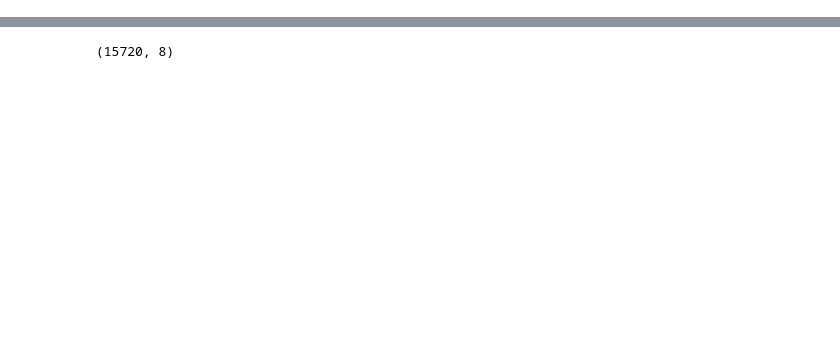
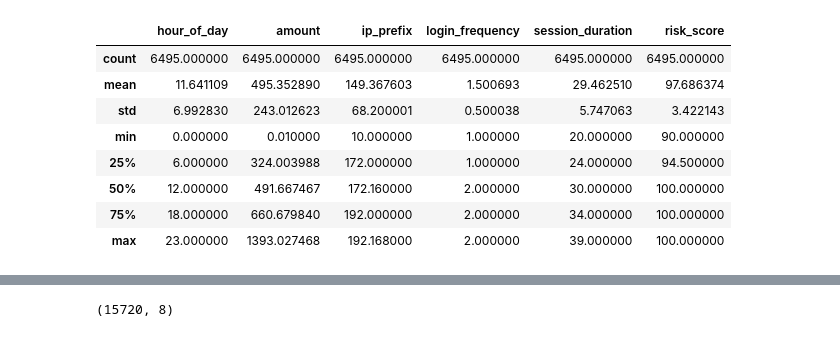
Before and after one commit to Praetor07/Metaverse_Analytics, a Jupyter notebook: Anomaly_model_class.ipynb, the cells around one changed output, grey strips where cells are left out. Drawn from its saved outputs; the diff is of its cells as text; code cells hidden in the pictures; blank space fills up the shorter version.

```diff
--- a/Anomaly_model_class.ipynb
+++ b/Anomaly_model_class.ipynb
@@ -13,3 +39,15 @@ import lightgbm as lgb
+# %%
+metaverse_df.loc[metaverse_df['anomaly'] == 'high_risk'].describe()
+# %% [output]
+|  | hour_of_day | amount | ip_prefix | login_frequency | session_duration | risk_score |
+| count | 6495.000000 | 6495.000000 | 6495.000000 | 6495.000000 | 6495.000000 | 6495.000000 |
+| mean | 11.641109 | 495.352890 | 149.367603 | 1.500693 | 29.462510 | 97.686374 |
+| std | 6.992830 | 243.012623 | 68.200001 | 0.500038 | 5.747063 | 3.422143 |
+| min | 0.000000 | 0.010000 | 10.000000 | 1.000000 | 20.000000 | 90.000000 |
+| 25% | 6.000000 | 324.003988 | 172.000000 | 1.000000 | 24.000000 | 94.500000 |
+| 50% | 12.000000 | 491.667467 | 172.160000 | 2.000000 | 30.000000 | 100.000000 |
+| 75% | 18.000000 | 660.679840 | 192.000000 | 2.000000 | 34.000000 | 100.000000 |
+| max | 23.000000 | 1393.027468 | 192.168000 | 2.000000 | 39.000000 | 100.000000 |
 # %%
 metaverse_df = pd.read_csv('metaverse_transactions_dataset.csv')
 
```
Also changed, not shown: parts of 5 cells of this notebook, 1 other file.
